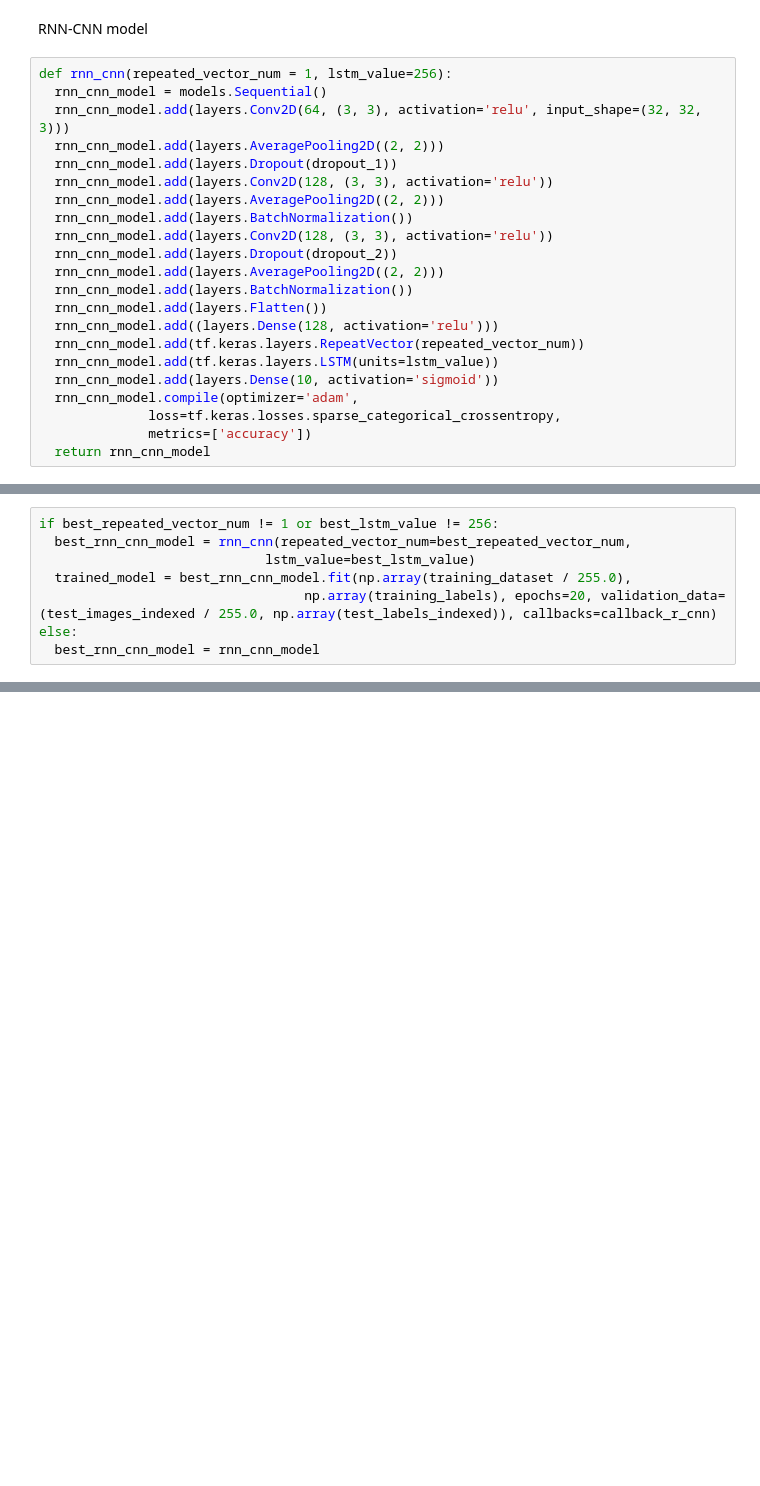
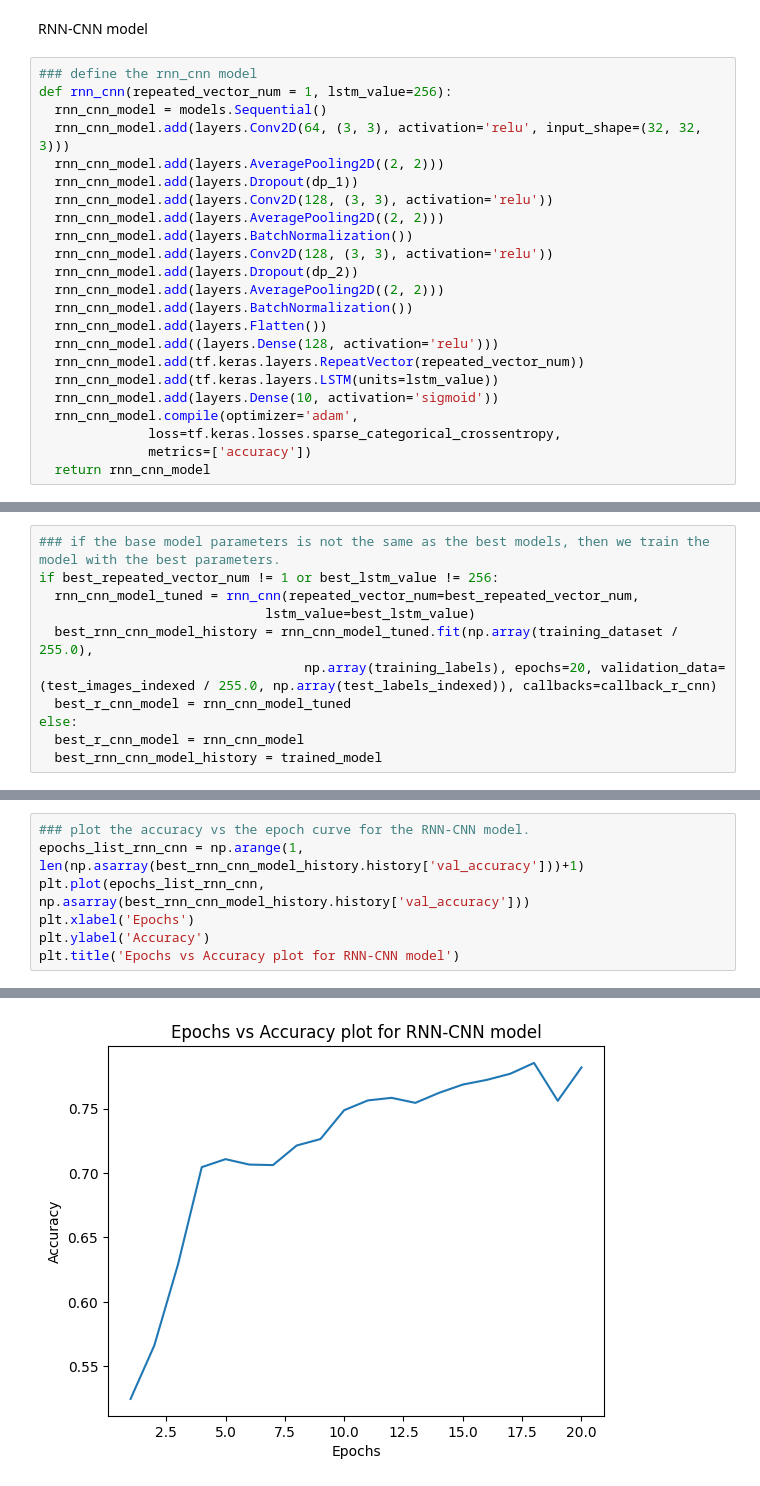
Before and after one commit to benyoung32/ECS-36A, a Jupyter notebook: project.ipynb, the cells around one changed output, grey strips where cells are left out. Cells and saved outputs as stored; diff of their text form; blank space fills up the shorter version.

```diff
--- a/project.ipynb
+++ b/project.ipynb
@@ -279,16 +452,17 @@ sb.heatmap(knn_matrix, vmin=-1, vmax=1, center=0, annot=True, xticklabels=label_
 # %% [markdown]
 RNN-CNN model
 # %%
+### define the rnn_cnn model
 def rnn_cnn(repeated_vector_num = 1, lstm_value=256):
   rnn_cnn_model = models.Sequential()
   rnn_cnn_model.add(layers.Conv2D(64, (3, 3), activation='relu', input_shape=(32, 32, 3)))
   rnn_cnn_model.add(layers.AveragePooling2D((2, 2)))
-  rnn_cnn_model.add(layers.Dropout(dropout_1))
+  rnn_cnn_model.add(layers.Dropout(dp_1))
   rnn_cnn_model.add(layers.Conv2D(128, (3, 3), activation='relu'))
   rnn_cnn_model.add(layers.AveragePooling2D((2, 2)))
   rnn_cnn_model.add(layers.BatchNormalization())
   rnn_cnn_model.add(layers.Conv2D(128, (3, 3), activation='relu'))
-  rnn_cnn_model.add(layers.Dropout(dropout_2))
+  rnn_cnn_model.add(layers.Dropout(dp_2))
   rnn_cnn_model.add(layers.AveragePooling2D((2, 2)))
   rnn_cnn_model.add(layers.BatchNormalization())
   rnn_cnn_model.add(layers.Flatten())
@@ -322,8 +526,11 @@ print(best_lstm_value, best_repeated_vector_num)
 # %%
+### if the base model parameters is not the same as the best models, then we train the model with the best parameters.
 if best_repeated_vector_num != 1 or best_lstm_value != 256:
-  best_rnn_cnn_model = rnn_cnn(repeated_vector_num=best_repeated_vector_num,
+  rnn_cnn_model_tuned = rnn_cnn(repeated_vector_num=best_repeated_vector_num,
                              lstm_value=best_lstm_value)
-  trained_model = best_rnn_cnn_model.fit(np.array(training_dataset / 255.0),
+  best_rnn_cnn_model_history = rnn_cnn_model_tuned.fit(np.array(training_dataset / 255.0),
                                   np.array(training_labels), epochs=20, validation_data=(test_images_indexed / 255.0, np.array(test_labels_indexed)), callbacks=callback_r_cnn)
+  best_r_cnn_model = rnn_cnn_model_tuned
 else:
-  best_rnn_cnn_model = rnn_cnn_model
+  best_r_cnn_model = rnn_cnn_model
+  best_rnn_cnn_model_history = trained_model
@@ -344,0 +592,8 @@ rnn_cnn_model.save_weights('./rnn_cnn.keras')
+# %%
+### plot the accuracy vs the epoch curve for the RNN-CNN model.
+epochs_list_rnn_cnn = np.arange(1, len(np.asarray(best_rnn_cnn_model_history.history['val_accuracy']))+1)
+plt.plot(epochs_list_rnn_cnn, np.asarray(best_rnn_cnn_model_history.history['val_accuracy']))
+plt.xlabel('Epochs')
+plt.ylabel('Accuracy')
+plt.title('Epochs vs Accuracy plot for RNN-CNN model')
+# %% [output]
@@ -344,0 +601 @@ rnn_cnn_model.save_weights('./rnn_cnn.keras')
+[figure, added]
```
Also changed, not shown: parts of 34 cells of this notebook.
